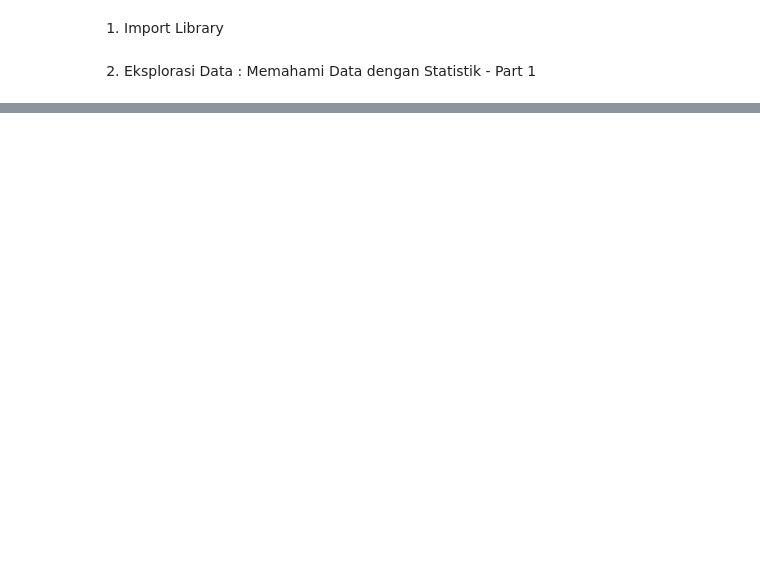
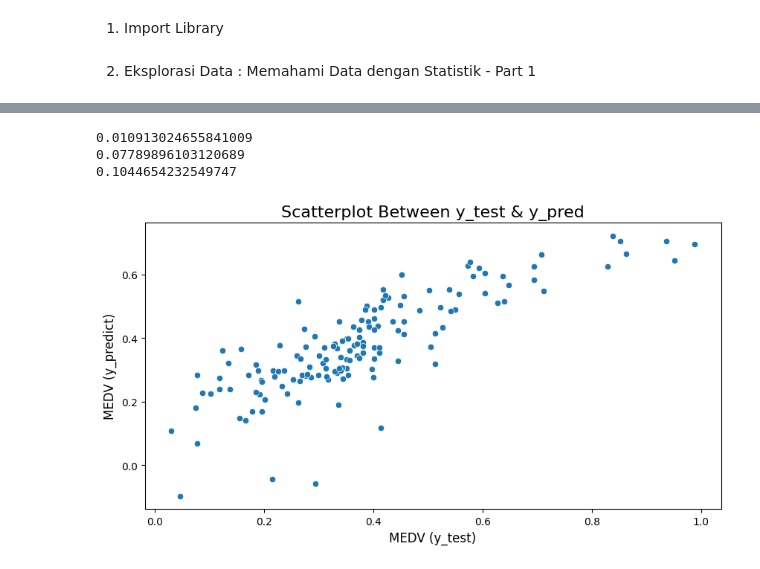
Before and after one commit to UsepSyaikalArifin/Data-Science-Projects, a Jupyter notebook: Machine Learning With Python for Beginner/main.ipynb, the cells around one changed output, grey strips where cells are left out. Cells and saved outputs as stored; diff of their text form; code cells hidden in the pictures; blank space fills up the shorter version.

```diff
--- a/Machine Learning With Python for Beginner/main.ipynb
+++ b/Machine Learning With Python for Beginner/main.ipynb
@@ -51,0 +588,28 @@ Statistik Deskriftif :
+# %%
+# Calculating MSE, lower the value better it is. O means perfect prediction
+mse = mean_squared_error(y_test, y_pred)
+print(mse)
+
+# Calculating MAE
+mae = mean_absolute_error(y_test, y_pred)
+print(mae)
+
+# Calculating RMSE
+rmse = np.sqrt(mse)
+print(rmse)
+
+# Plotting y_test and y_pred
+fig, axs = plt.subplots(1, 1, figsize=(10, 5))
+sns.scatterplot(
+  x=y_test,
+  y=y_pred
+)
+plt.title("Scatterplot Between y_test & y_pred", fontsize=16)
+plt.xlabel("MEDV (y_test)", fontsize=12)
+plt.ylabel("MEDV (y_predict)", fontsize=12)
+plt.show()
+# %% [output]
+0.010913024655841009
+0.07789896103120689
+0.1044654232549747
+[figure, added]
```
Also changed, not shown: parts of 49 cells of this notebook, 9 other files.
